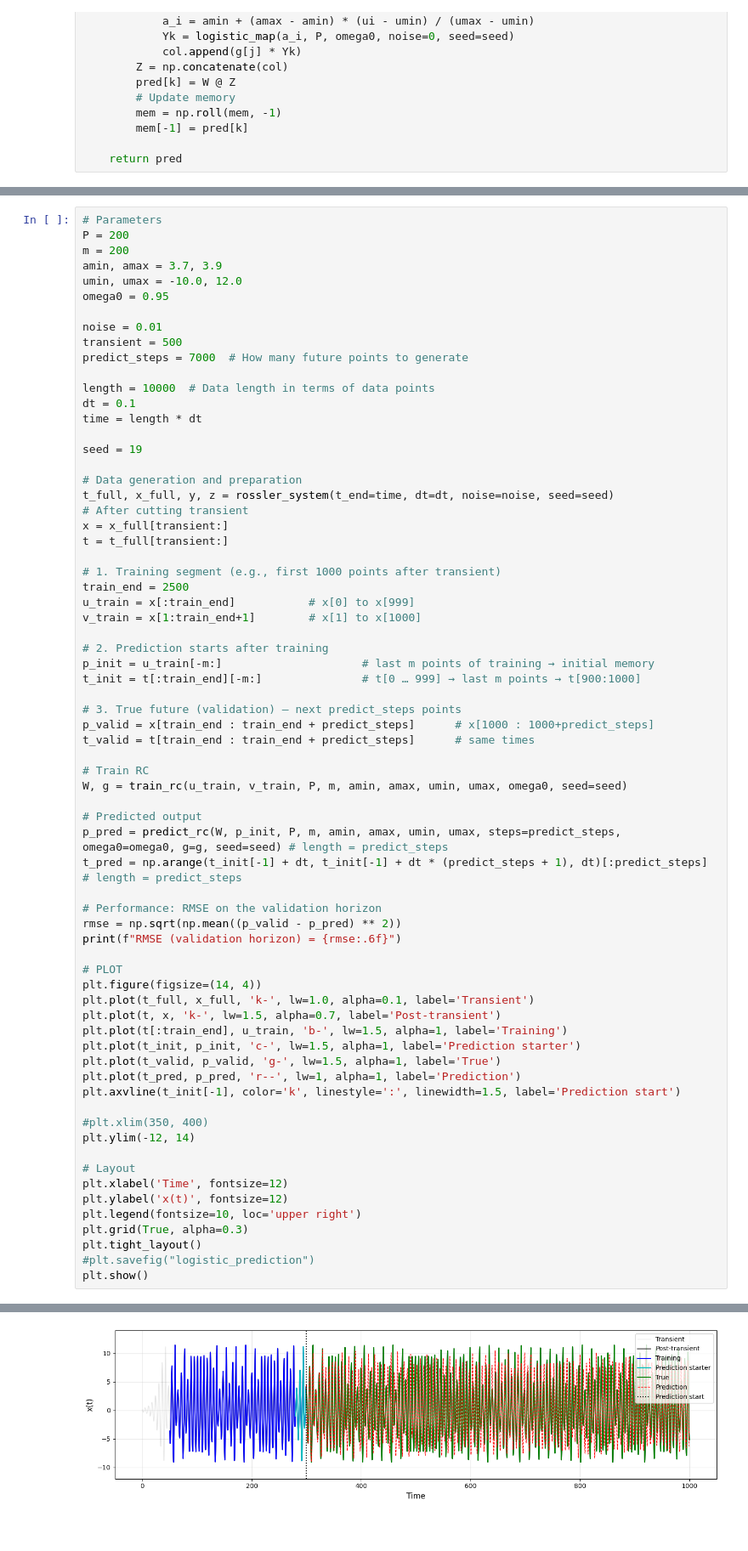
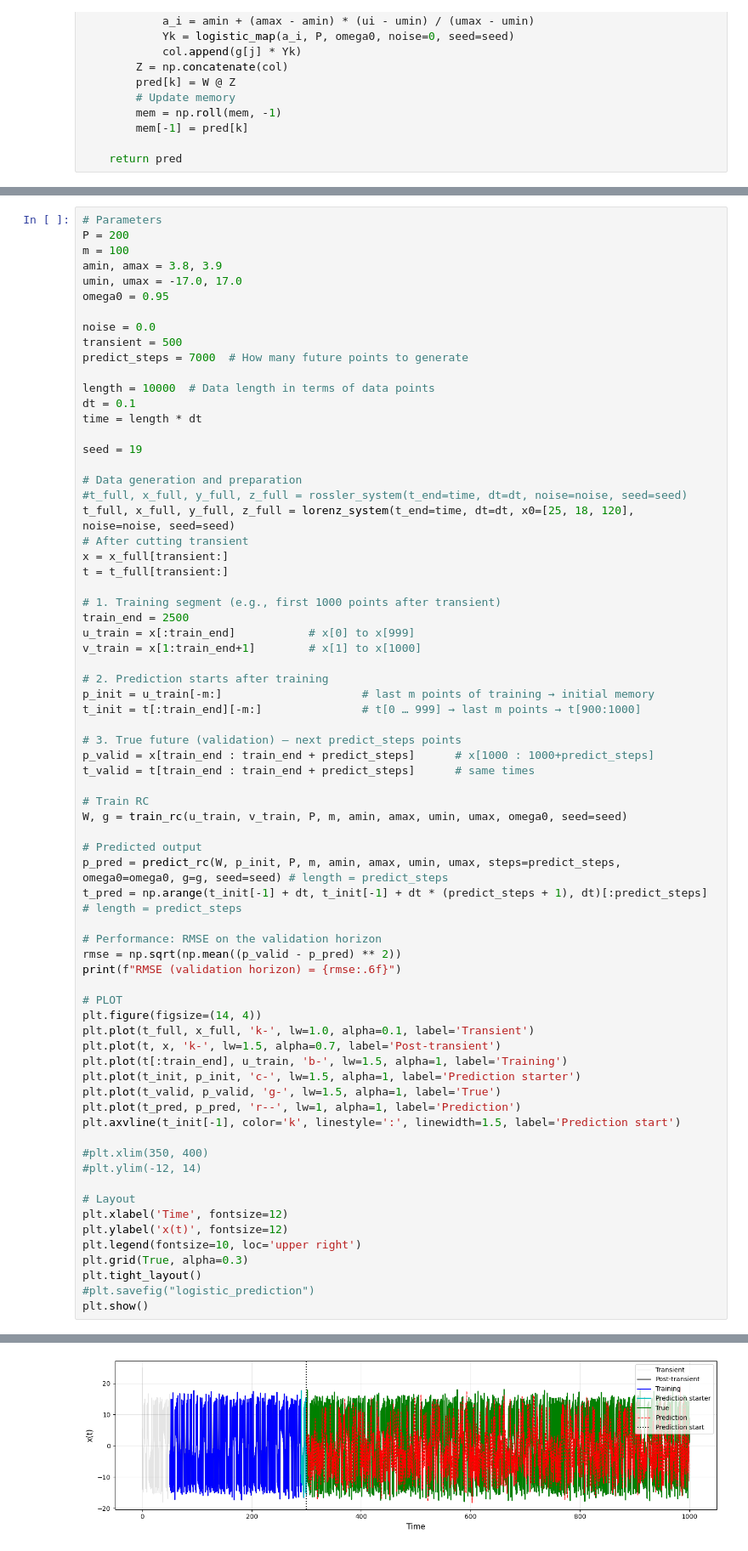
Before and after one commit to erbilcanartun/network-reconstruction, a Jupyter notebook: notebooks/arun2024/arun2024.ipynb, the cells around one changed output, grey strips where cells are left out. Shown at 85% size. Drawn from its saved outputs; the diff is of its cells as text.

```diff
--- a/notebooks/arun2024/arun2024.ipynb
+++ b/notebooks/arun2024/arun2024.ipynb
@@ -539,12 +540,12 @@ plt.show()
 # %%
 # Parameters
 P = 200
-m = 200
-amin, amax = 3.7, 3.9
-umin, umax = -10.0, 12.0
+m = 100
+amin, amax = 3.8, 3.9
+umin, umax = -17.0, 17.0
 omega0 = 0.95
 
-noise = 0.01
+noise = 0.0
 transient = 500
 predict_steps = 7000  # How many future points to generate
 
@@ -555,7 +556,8 @@ time = length * dt
 seed = 19
 
 # Data generation and preparation
-t_full, x_full, y, z = rossler_system(t_end=time, dt=dt, noise=noise, seed=seed)
+#t_full, x_full, y_full, z_full = rossler_system(t_end=time, dt=dt, noise=noise, seed=seed)
+t_full, x_full, y_full, z_full = lorenz_system(t_end=time, dt=dt, x0=[25, 18, 120], noise=noise, seed=seed)
 # After cutting transient
 x = x_full[transient:]
 t = t_full[transient:]
@@ -595,7 +597,7 @@ plt.plot(t_pred, p_pred, 'r--', lw=1, alpha=1, label='Prediction')
 plt.axvline(t_init[-1], color='k', linestyle=':', linewidth=1.5, label='Prediction start')
 
 #plt.xlim(350, 400)
-plt.ylim(-12, 14)
+#plt.ylim(-12, 14)
 
 # Layout
 plt.xlabel('Time', fontsize=12)
@@ -610,4 +612,4 @@ RMSE (validation horizon) = 7.404647
-[figure, old version]
+[figure, new version]
 # %%
 # Plot
 fig, ax = plt.subplots(2, 1, figsize=(12, 6), gridspec_kw={'height_ratios': [2, 1]})
```
Also changed, not shown: parts of 4 cells of this notebook, 8 other files.
